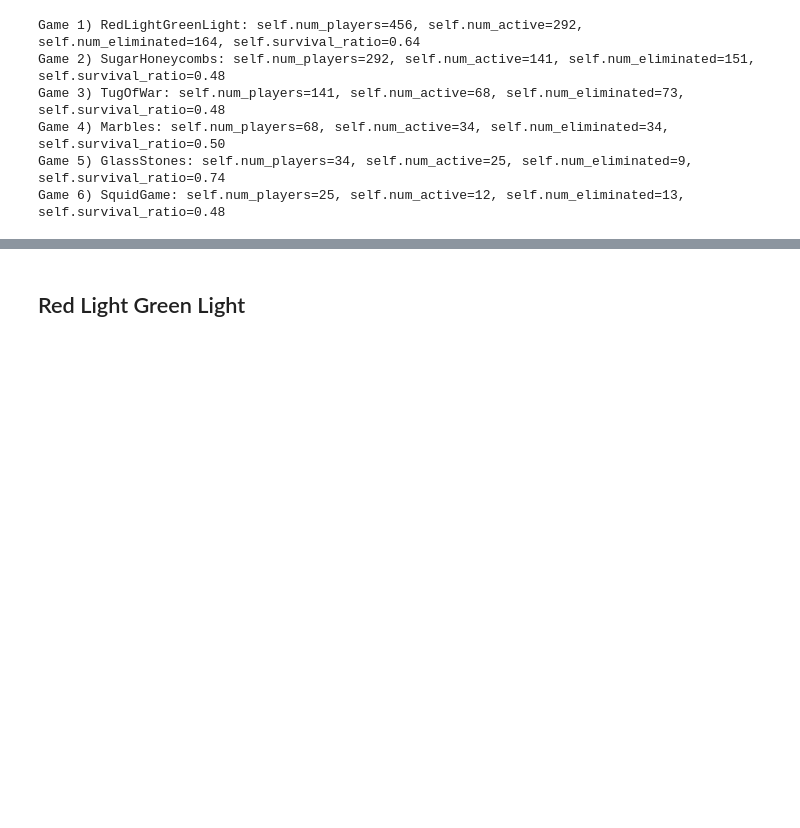
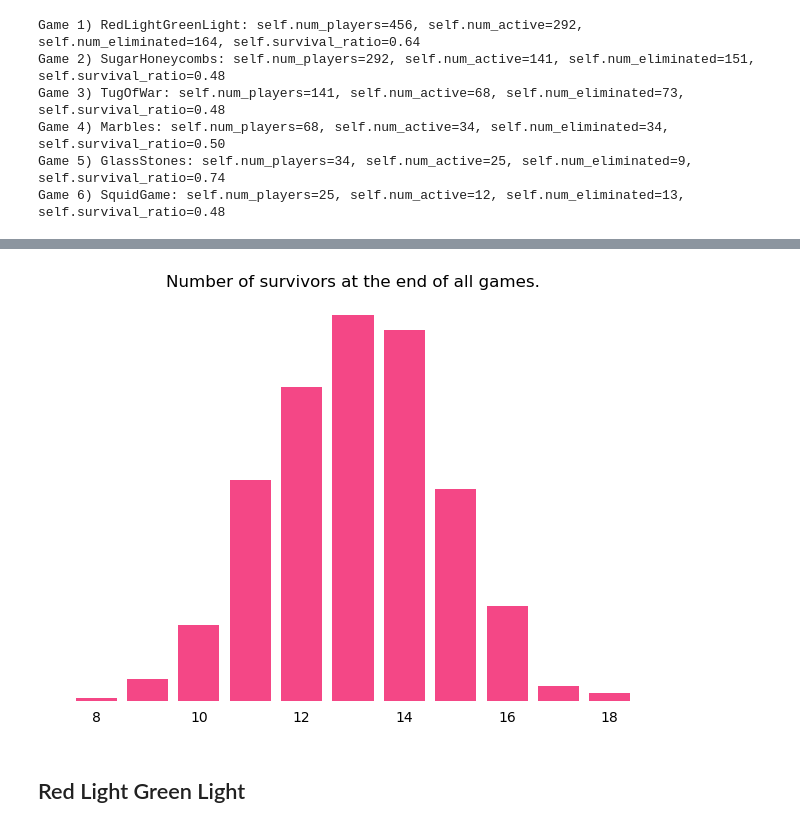
Before and after one commit to DylanZammit/SquidGameSimulator, a Jupyter notebook: src/analysis.ipynb, the cells around one changed output, grey strips where cells are left out. Drawn from its saved outputs; the diff is of its cells as text; code cells hidden in the pictures; blank space fills up the shorter version.

```diff
--- a/src/analysis.ipynb
+++ b/src/analysis.ipynb
@@ -58,3 +57,17 @@ plt.show()
+# %%
+ct = Counter([game_show.num_active for game_show in game_shows])
+fig, ax = plt.subplots(tight_layout=True)
+
+ax.bar(ct.keys(), ct.values(), color=pink)
+ax.set_title('Number of survivors at the end of all games.')
+ax.xaxis.set_ticks_position('none')
+ax.axes.get_yaxis().set_visible(False)
+
+plt.box(False)
+plt.savefig('num_survivors.png')
+plt.show()
+# %% [output]
+[figure, added]
 # %% [markdown]
 ## Red Light Green Light
 # %%
```
Also changed, not shown: parts of 5 cells of this notebook, 4 other files.
